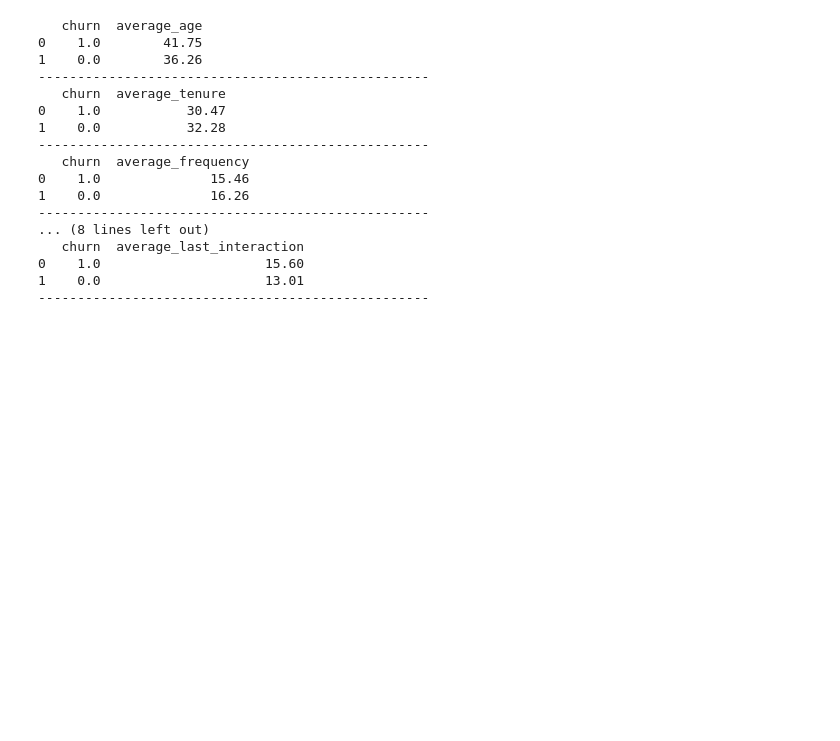
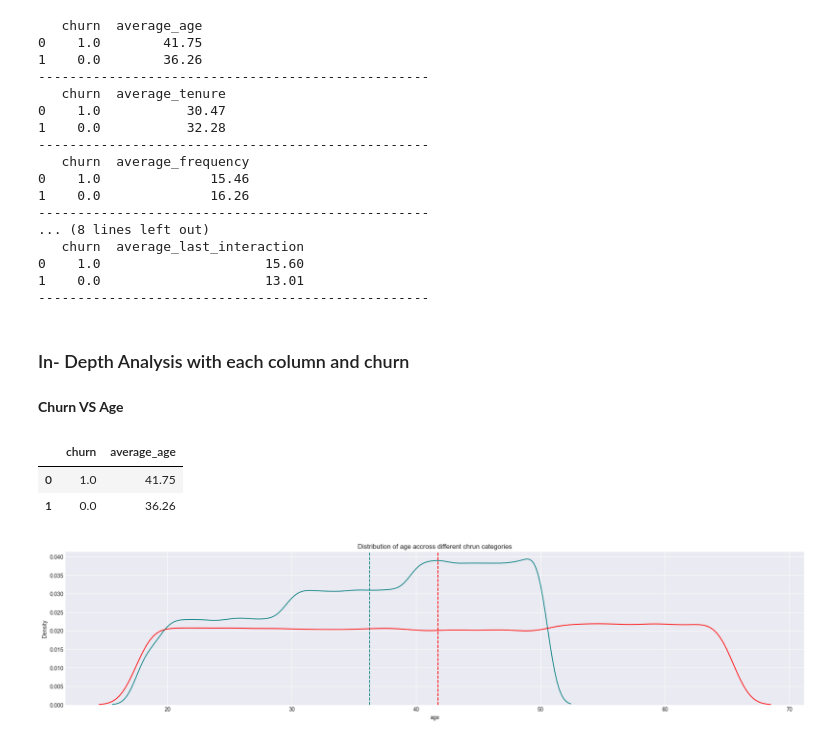
Before and after one commit to IamRaNo/Analytics-Project-Repository, a Jupyter notebook: customer_churn_factors/churn_data_analysation.ipynb, the cells around one changed output. Cells and saved outputs as stored; diff of their text form; code cells hidden in the pictures; blank space fills up the shorter version.

Commit message:
churn data analysis part 3

```diff
--- a/customer_churn_factors/churn_data_analysation.ipynb
+++ b/customer_churn_factors/churn_data_analysation.ipynb
@@ -198,3 +198,7 @@ for key,value in df.items():
 0    1.0                     15.60
 1    0.0                     13.01
 --------------------------------------------------
+# %% [markdown]
+### In- Depth Analysis with each column and churn
+# %% [markdown]
+**Churn VS Age**
@@ -200,0 +211,30 @@ for key,value in df.items():
+# %%
+avg_age_churn_category
+# %% [output]
+|  | churn | average_age |
+| 0 | 1.0 | 41.75 |
+| 1 | 0.0 | 36.26 |
+# %%
+query = '''
+    select age from data
+    where churn = 0
+'''
+non_churned_age = sql(query=query)
+# %%
+query = '''
+    select age from data
+    where churn = 1
+'''
+churned_age = sql(query=query)
+# %%
+plt.figure(figsize=(24,5))
+sns.kdeplot(x='age',data = non_churned_age,color='teal')
+plt.axvline(np.mean(non_churned_age),linestyle = '--',color = 'teal')
+sns.kdeplot(x='age',data = churned_age,color='red')
+plt.axvline(np.mean(churned_age),linestyle = '--',color = 'red')
+plt.grid(alpha = 1)
+plt.title('Distribution of age accross different chrun categories')
+plt.legend(fontsize = 10)
+plt.show()
+# %% [output]
+[figure, added]
```
Also changed, not shown: parts of 1 cell of this notebook.
